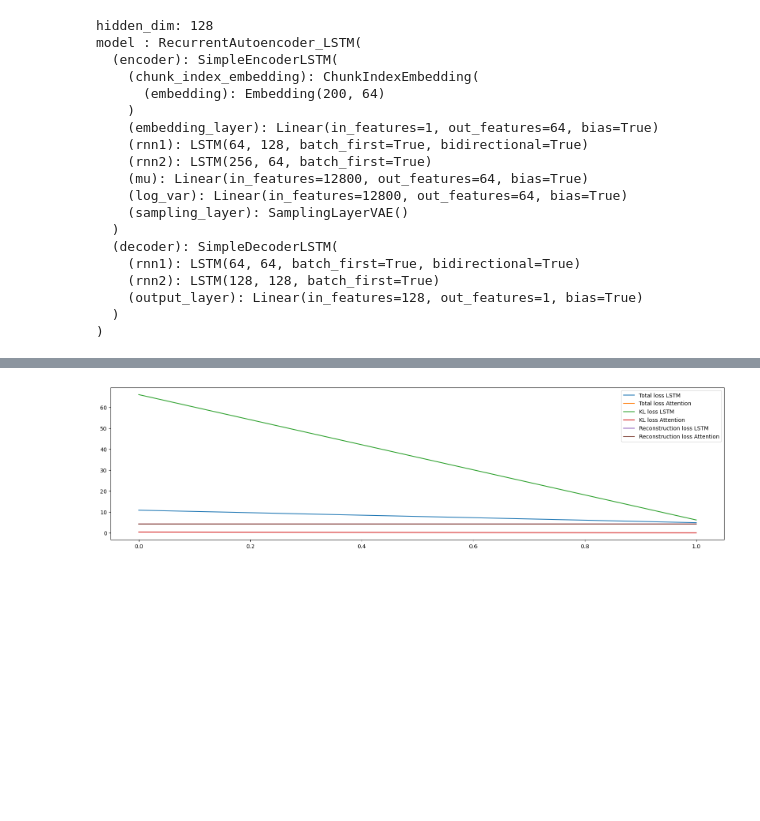
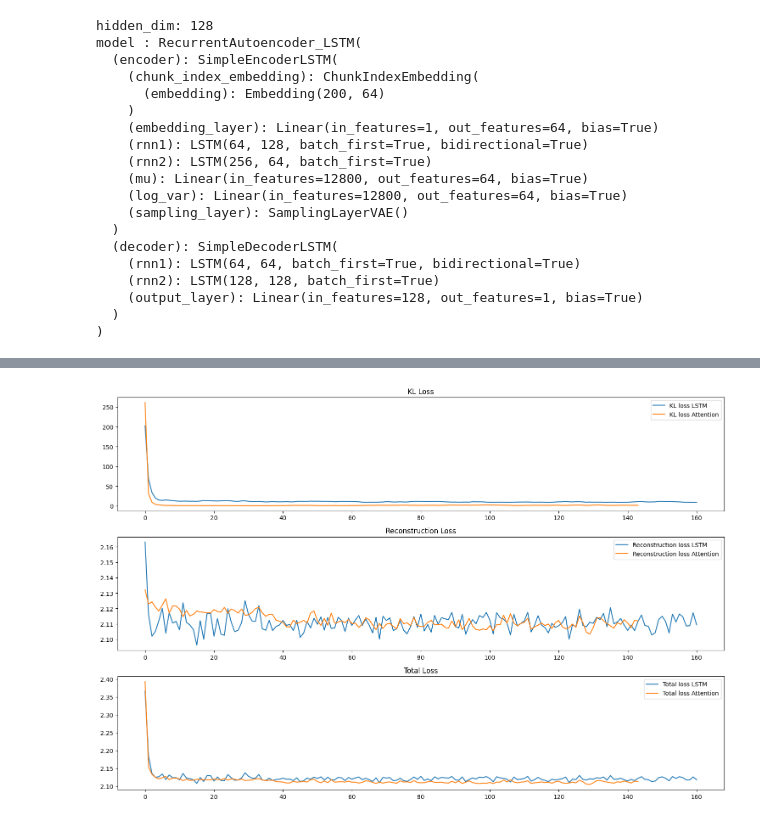
Before and after one commit to MaximeSzymanski/StocksClusteringVAE, a Jupyter notebook: VAE_stocks.ipynb, the cells around one changed output, grey strips where cells are left out. Drawn from its saved outputs; the diff is of its cells as text; code cells hidden in the pictures; blank space fills up the shorter version.

```diff
--- a/VAE_stocks.ipynb
+++ b/VAE_stocks.ipynb
@@ -704,7 +722,7 @@ def reconstruction_loss(x, y):
 
     return nn.MSELoss(reduction='mean')(x,y)
 
-def loss_function(x, original_x, mu, sigma,k1=1,k2=1e-1):
+def loss_function(x, original_x, mu, sigma,k1=1,k2=1e-3):
     reconstruction  = reconstruction_loss(x, original_x)
     kl = KL_loss(mu, sigma)
     return k1 * reconstruction + k2 * kl  , reconstruction, kl
@@ -750,7 +768,7 @@ random sub series : [2 4 0 4 4]
 # %%
 # try a simple overfitting
-optimizer = torch.optim.Adam(model_attention.parameters(), lr=0.0005)
-batch_size = 32
+optimizer = torch.optim.Adam(model_attention.parameters(), lr=1e-4)
+batch_size = 64
 shuffle = True  # To shuffle the data
 data_loader = DataLoader(stocks_np_array, batch_size=batch_size, shuffle=shuffle)
 loss_list_KL_attention = []
@@ -758,13 +776,12 @@ loss_list_reconstruction_attention = []
 loss_list_attention = []
 #loss_fn = nn.L1Loss(reduction='sum')
 
-for epoch in range(2):
+for epoch in range(300):
     epoch_loss_KL = 0
     epoch_loss_reconstruction = 0
     epoch_loss = 0
     for batch in data_loader:
         # Process each batch
-        #print("Batch shape:", batch.shape)  # Adjust this according to your processing needs
         batch = batch.to(device)
         batch = batch.to(torch.float32)
         batch_size_current = batch.shape[0]
@@ -790,7 +807,8 @@ loss_list_attention = (loss_list_attention - np.min(loss_list_attention)) / (np.
 loss_list_KL_attention = np.array(loss_list_KL_attention)
 loss_list_KL_attention = (loss_list_KL_attention - np.min(loss_list_KL_attention)) / (np.max(loss_list_KL_attention) - np.min(loss_list_KL_attention))
 loss_list_reconstruction_attention = np.array(loss_list_reconstruction_attention)
-loss_list_reconstruction_attention = (loss_list_reconstruction_attention - np.min(loss_list_reconstruction_attention)) / (np.max(loss_list_reconstruction_attention) - np.min(loss_list_reconstruction_attention))"""
+loss_list_reconstruction_attention = (loss_list_reconstruction_attention - np.min(loss_list_reconstruction_attention)) / (np.max(loss_list_reconstruction_attention) - np.min(loss_list_reconstruction_attention))
+"""
 plt.figure(figsize=(20, 5))
 plt.plot(loss_list_attention, label='Total loss')
 plt.plot(loss_list_KL_attention, label='KL loss')
@@ -819,7 +835,7 @@ z shape : torch.Size([100, 32])
 # %%
 # try a simple overfitting
-optimizer = torch.optim.Adam(model_LSTM.parameters(), lr=0.0005)
-batch_size = 32
+optimizer = torch.optim.Adam(model_LSTM.parameters(), lr=1e-4)
+batch_size = 64
 shuffle = True  # To shuffle the data
 data_loader = DataLoader(stocks_np_array, batch_size=batch_size, shuffle=shuffle)
 loss_list_KL_LSTM = []
@@ -827,7 +843,7 @@ loss_list_reconstruction_lSTM = []
 loss_list_LSTM = []
 #loss_fn = nn.L1Loss(reduction='sum')
 
-for epoch in range(2):
+for epoch in range(300):
     epoch_loss_KL = 0
     epoch_loss_reconstruction = 0
     epoch_loss = 0
@@ -863,7 +879,7 @@ loss_list_reconstruction_LSTM = (loss_list_reconstruction_LSTM - np.min(loss_lis
 plt.figure(figsize=(20, 5))
 plt.plot(loss_list_LSTM, label='Total loss')
 plt.plot(loss_list_KL_LSTM, label='KL loss')
-plt.plot(loss_list_reconstruction_LSTM, label='Reconstruction loss')
+plt.plot(loss_list_reconstruction_lSTM, label='Reconstruction loss')
 plt.legend()
 plt.show()
 # %% [output]
@@ -888,16 +904,38 @@ x shape : torch.Size([100, 200, 64])
-# %%
-# Plot the loss of LSTM vs Attention, KL and Reconstruction
-# Loss are already normalized
-plt.figure(figsize=(20, 5))
-plt.plot(loss_list_LSTM, label='Total loss LSTM')
-plt.plot(loss_list_attention, label='Total loss Attention')
-plt.plot(loss_list_KL_LSTM, label='KL loss LSTM')
-plt.plot(loss_list_KL_attention, label='KL loss Attention')
-plt.plot(loss_list_reconstruction_lSTM, label='Reconstruction loss LSTM')
-plt.plot(loss_list_reconstruction_attention, label='Reconstruction loss Attention')
-plt.legend()
-plt.show()
-# %% [output]
-[figure, removed]
+# %%
+import matplotlib.pyplot as plt
+"""loss_list_LSTM = np.array(loss_list_LSTM)
+loss_list_LSTM = (loss_list_LSTM - np.min(loss_list_LSTM)) / (np.max(loss_list_LSTM) - np.min(loss_list_LSTM))
+loss_list_KL_LSTM = np.array(loss_list_KL_LSTM)
+loss_list_KL_LSTM = (loss_list_KL_LSTM - np.min(loss_list_KL_LSTM)) / (np.max(loss_list_KL_LSTM) - np.min(loss_list_KL_LSTM))
+loss_list_reconstruction_LSTM = np.array(loss_list_reconstruction_lSTM)
+loss_list_reconstruction_LSTM = (loss_list_reconstruction_LSTM - np.min(loss_list_reconstruction_LSTM)) / (np.max(loss_list_reconstruction_LSTM) - np.min(loss_list_reconstruction_LSTM))
+"""# Assuming you have lists of losses: loss_list_KL_LSTM, loss_list_KL_attention,
+# loss_list_reconstruction_lSTM, loss_list_reconstruction_attention, loss_list_LSTM, loss_list_attention
+
+# Plotting on three separate subplots
+fig, axs = plt.subplots(3, 1, figsize=(15, 10))
+
+# Subplot 1: KL loss
+axs[0].plot(loss_list_KL_LSTM, label='KL loss LSTM')
+axs[0].plot(loss_list_KL_attention, label='KL loss Attention')
+axs[0].set_title('KL Loss')
+axs[0].legend()
+
+# Subplot 2: Reconstruction loss
+axs[1].plot(loss_list_reconstruction_lSTM, label='Reconstruction loss LSTM')
+axs[1].plot(loss_list_reconstruction_attention, label='Reconstruction loss Attention')
+axs[1].set_title('Reconstruction Loss')
+axs[1].legend()
+# Subplot 3: Total loss
+axs[2].plot(loss_list_LSTM, label='Total loss LSTM')
+axs[2].plot(loss_list_attention, label='Total loss Attention')
+axs[2].set_title('Total Loss')
+axs[2].legend()
+
+# Adjust layout and display the plot
+plt.tight_layout()
+plt.show()
+# %% [output]
+[figure, added]
 # %%
 import matplotlib.pyplot as plt
```
Also changed, not shown: parts of 13 cells of this notebook.
